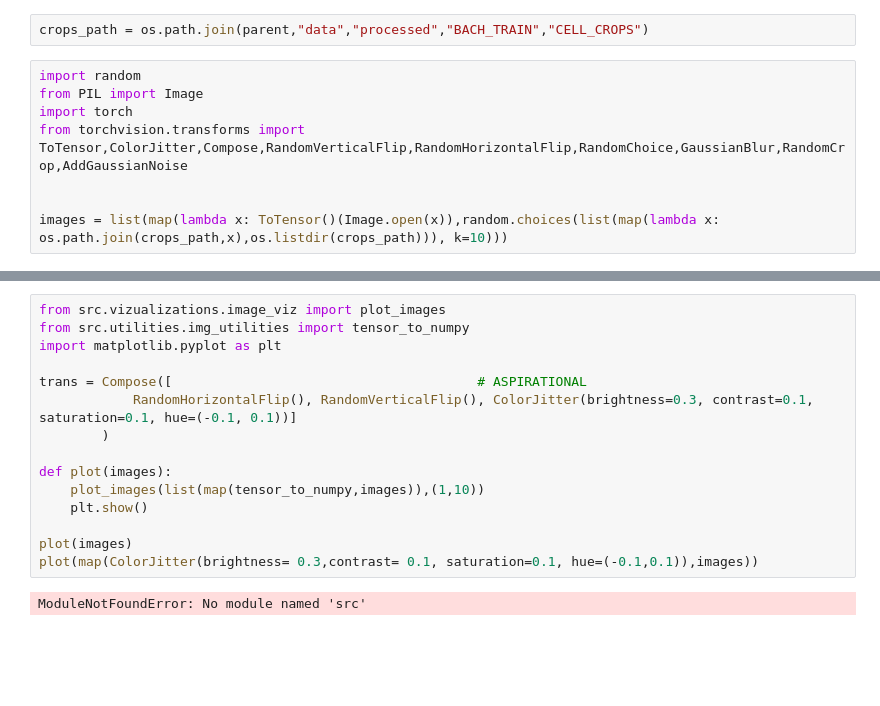
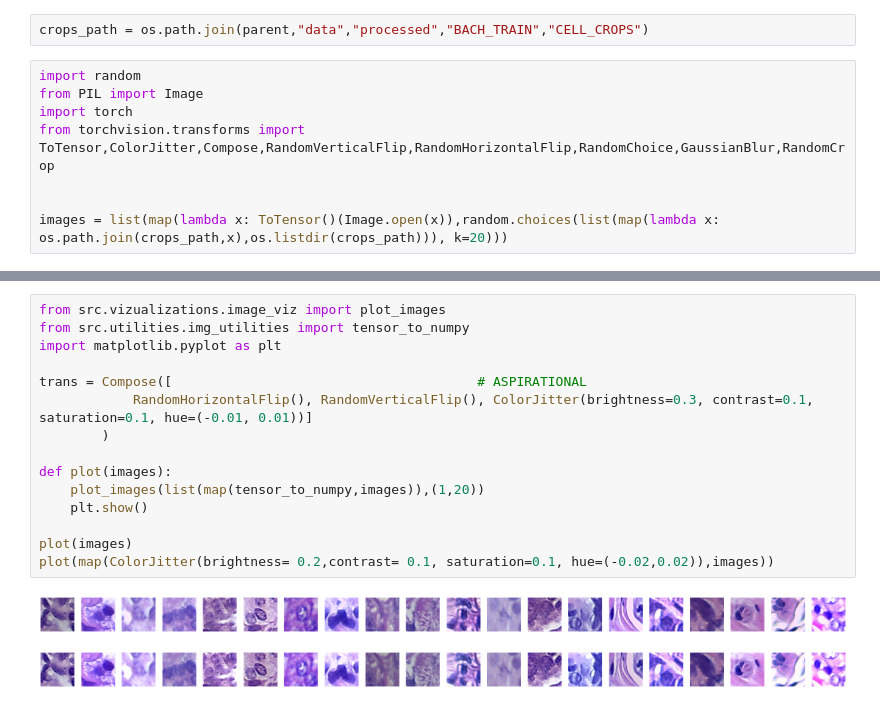
Before and after one commit to A-F-V/XAI-Cancer-Diagnosis, a Jupyter notebook: notebooks/cancer_prediction/AutoEncoder.ipynb, the cells around one changed output, grey strips where cells are left out. Drawn from its saved outputs; the diff is of its cells as text; blank space fills up the shorter version.

```diff
--- a/notebooks/cancer_prediction/AutoEncoder.ipynb
+++ b/notebooks/cancer_prediction/AutoEncoder.ipynb
@@ -18,7 +18,7 @@ crops_path = os.path.join(parent,"data","processed","BACH_TRAIN","CELL_CROPS")
 import random
 from PIL import Image
 import torch
-from torchvision.transforms import ToTensor,ColorJitter,Compose,RandomVerticalFlip,RandomHorizontalFlip,RandomChoice,GaussianBlur,RandomCrop,AddGaussianNoise
+from torchvision.transforms import ToTensor,ColorJitter,Compose,RandomVerticalFlip,RandomHorizontalFlip,RandomChoice,GaussianBlur,RandomCrop
 
 
-images = list(map(lambda x: ToTensor()(Image.open(x)),random.choices(list(map(lambda x: os.path.join(crops_path,x),os.listdir(crops_path))), k=10)))
+images = list(map(lambda x: ToTensor()(Image.open(x)),random.choices(list(map(lambda x: os.path.join(crops_path,x),os.listdir(crops_path))), k=20)))
@@ -27,17 +25,18 @@ ImportError: cannot import name 'AddGaussianNoise' from 'torchvision.transforms'
 # %%
 from src.vizualizations.image_viz import plot_images
 from src.utilities.img_utilities import tensor_to_numpy
 import matplotlib.pyplot as plt
 
 trans = Compose([                                       # ASPIRATIONAL
-            RandomHorizontalFlip(), RandomVerticalFlip(), ColorJitter(brightness=0.3, contrast=0.1, saturation=0.1, hue=(-0.1, 0.1))]
+            RandomHorizontalFlip(), RandomVerticalFlip(), ColorJitter(brightness=0.3, contrast=0.1, saturation=0.1, hue=(-0.01, 0.01))]
         )
 
 def plot(images):
-    plot_images(list(map(tensor_to_numpy,images)),(1,10))
+    plot_images(list(map(tensor_to_numpy,images)),(1,20))
     plt.show()
 
 plot(images)
-plot(map(ColorJitter(brightness= 0.3,contrast= 0.1, saturation=0.1, hue=(-0.1,0.1)),images))
+plot(map(ColorJitter(brightness= 0.2,contrast= 0.1, saturation=0.1, hue=(-0.02,0.02)),images))
 # %% [output]
-ModuleNotFoundError: No module named 'src'
+[figure, added]
+[figure, added]
```
Also changed, not shown: parts of 1 cell of this notebook, 4 other files.
